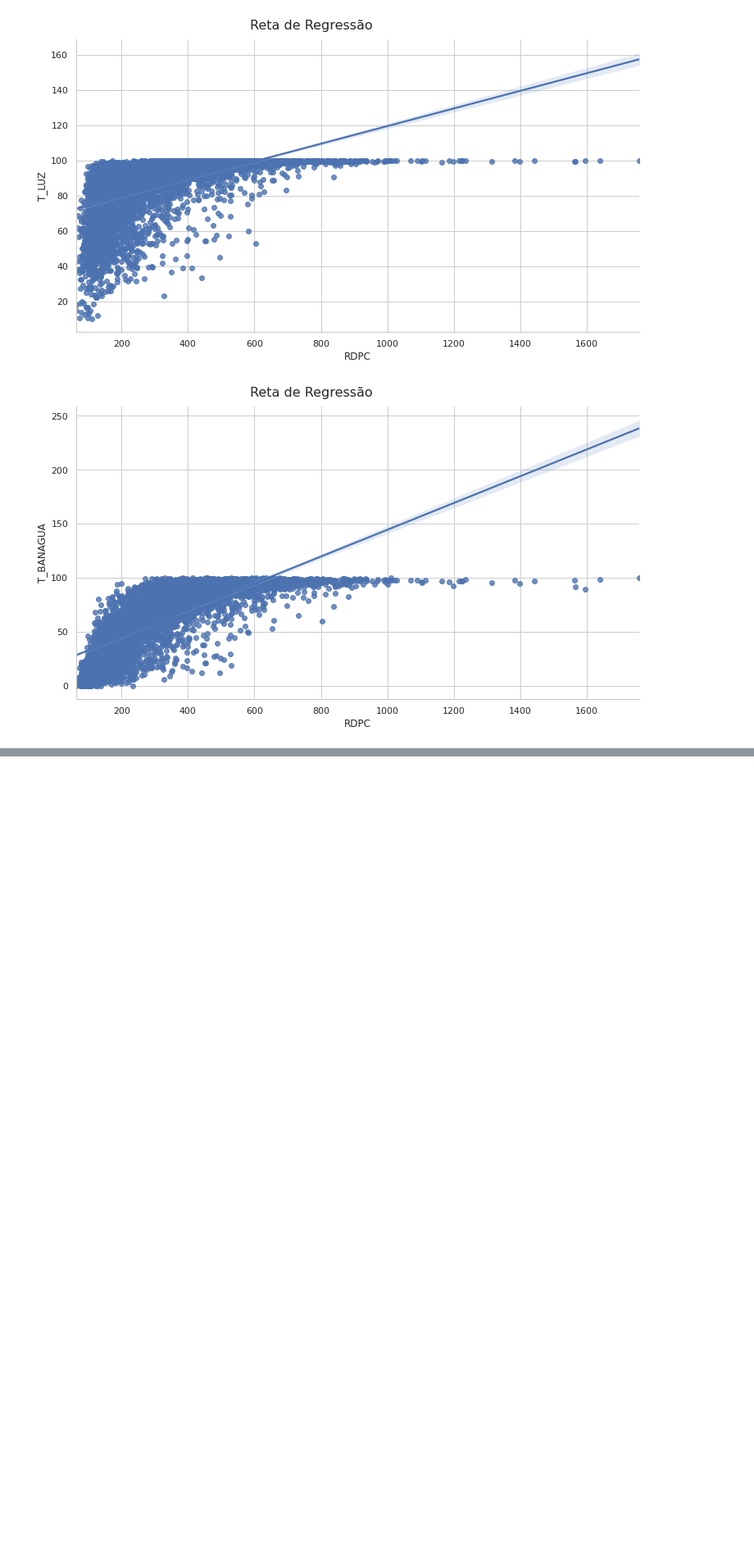
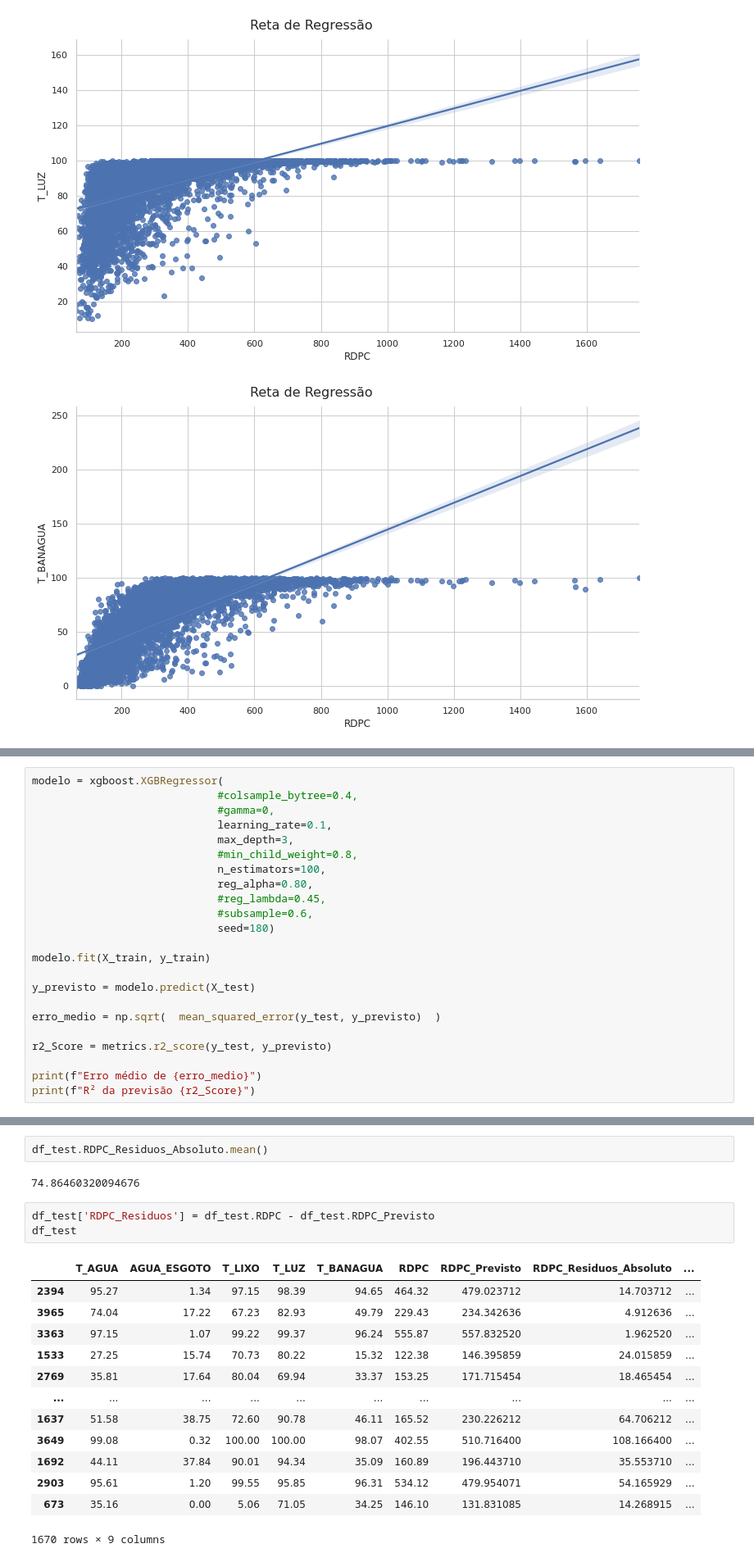
Before and after one commit to EmersonFranca/IDH_Atlas, a Jupyter notebook: Analise_Exploratoria/1_Analise_Exploratoria.ipynb, the cells around one changed output, grey strips where cells are left out. Shown: that part at 82% size. Drawn from its saved outputs; the diff is of its cells as text; blank space fills up the shorter version.

```diff
--- a/Analise_Exploratoria/1_Analise_Exploratoria.ipynb
+++ b/Analise_Exploratoria/1_Analise_Exploratoria.ipynb
@@ -346,0 +365,23 @@ linear_regression_plot('RDPC','T_BANAGUA')
+# %%
+modelo = xgboost.XGBRegressor(
+                             #colsample_bytree=0.4,
+                             #gamma=0,
+                             learning_rate=0.1,
+                             max_depth=3,
+                             #min_child_weight=0.8,
+                             n_estimators=100,
+                             reg_alpha=0.80,
+                             #reg_lambda=0.45,
+                             #subsample=0.6,
+                             seed=180)
+
+modelo.fit(X_train, y_train)
+
+y_previsto = modelo.predict(X_test)
+
+erro_medio = np.sqrt(  mean_squared_error(y_test, y_previsto)  )
+
+r2_Score = metrics.r2_score(y_test, y_previsto)
+
+print(f"Erro médio de {erro_medio}")
+print(f"R² da previsão {r2_Score}")
@@ -346,0 +451,21 @@ linear_regression_plot('RDPC','T_BANAGUA')
+# %%
+df_test.RDPC_Residuos_Absoluto.mean()
+# %% [output]
+74.86460320094676
+# %%
+df_test['RDPC_Residuos'] = df_test.RDPC - df_test.RDPC_Previsto
+df_test
+# %% [output]
+|  | T_AGUA | AGUA_ESGOTO | T_LIXO | T_LUZ | T_BANAGUA | RDPC | RDPC_Previsto | RDPC_Residuos_Absoluto | ... |
+| 2394 | 95.27 | 1.34 | 97.15 | 98.39 | 94.65 | 464.32 | 479.023712 | 14.703712 | ... |
+| 3965 | 74.04 | 17.22 | 67.23 | 82.93 | 49.79 | 229.43 | 234.342636 | 4.912636 | ... |
+| 3363 | 97.15 | 1.07 | 99.22 | 99.37 | 96.24 | 555.87 | 557.832520 | 1.962520 | ... |
+| 1533 | 27.25 | 15.74 | 70.73 | 80.22 | 15.32 | 122.38 | 146.395859 | 24.015859 | ... |
+| 2769 | 35.81 | 17.64 | 80.04 | 69.94 | 33.37 | 153.25 | 171.715454 | 18.465454 | ... |
+| ... | ... | ... | ... | ... | ... | ... | ... | ... | ... |
+| 1637 | 51.58 | 38.75 | 72.60 | 90.78 | 46.11 | 165.52 | 230.226212 | 64.706212 | ... |
+| 3649 | 99.08 | 0.32 | 100.00 | 100.00 | 98.07 | 402.55 | 510.716400 | 108.166400 | ... |
+| 1692 | 44.11 | 37.84 | 90.01 | 94.34 | 35.09 | 160.89 | 196.443710 | 35.553710 | ... |
+| 2903 | 95.61 | 1.20 | 99.55 | 95.85 | 96.31 | 534.12 | 479.954071 | 54.165929 | ... |
+| 673 | 35.16 | 0.00 | 5.06 | 71.05 | 34.25 | 146.10 | 131.831085 | 14.268915 | ... |
+1670 rows × 9 columns
```
Also changed, not shown: parts of 16 cells of this notebook.
